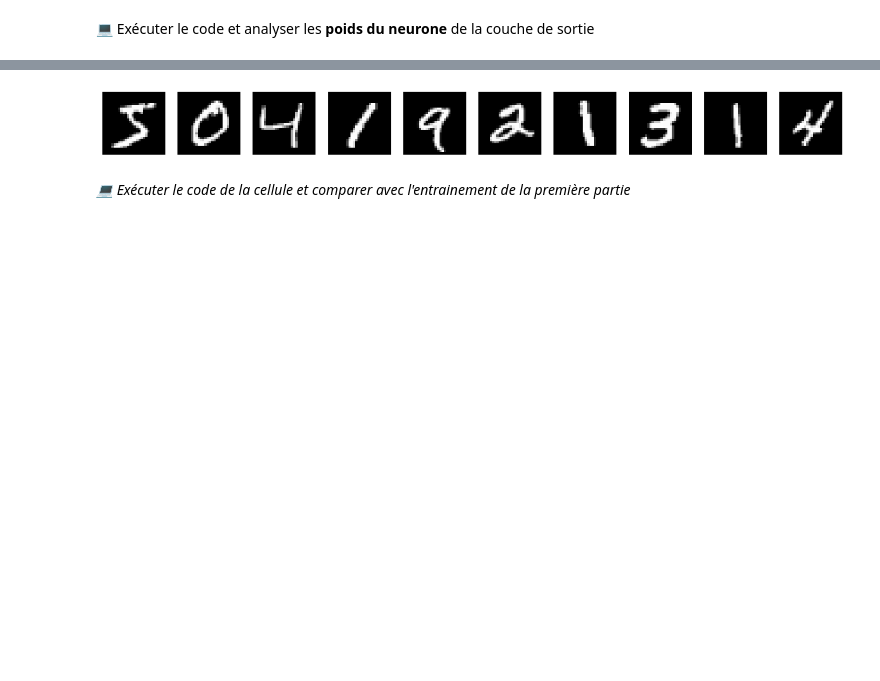
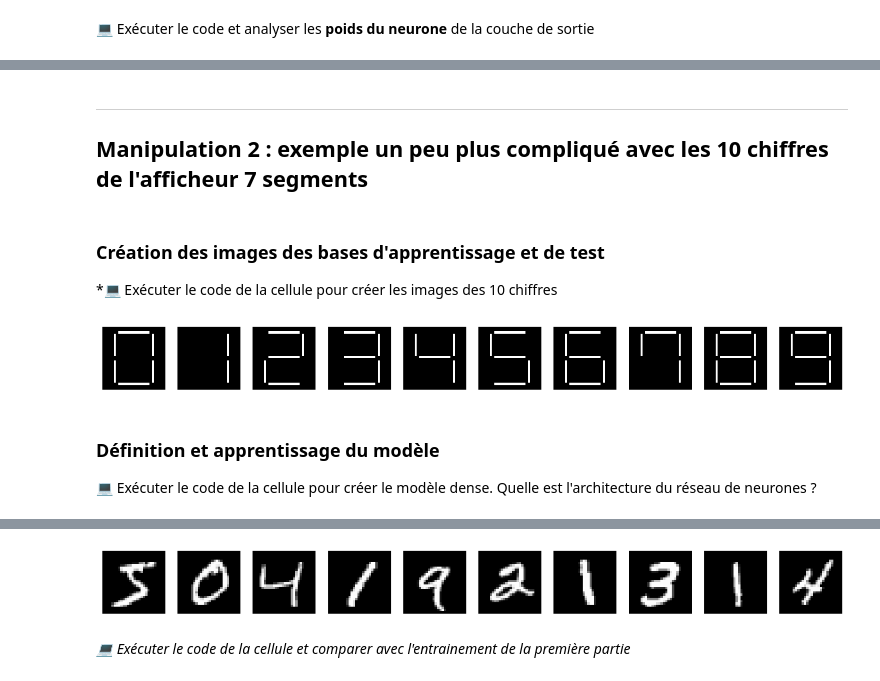
Before and after one commit to Pierre-Loic/phelma-sicom-3PMPOLS6-td, a Jupyter notebook: content/TD_2_1.ipynb, the cells around one changed output, grey strips where cells are left out. Drawn from its saved outputs; the diff is of its cells as text; code cells hidden in the pictures; blank space fills up the shorter version.

```diff
--- a/content/TD_2_1.ipynb
+++ b/content/TD_2_1.ipynb
@@ -224,0 +279,25 @@ fig.show()
+# %% [markdown]
+___
+
+## Manipulation 2 : exemple un peu plus compliqué avec les 10 chiffres de l'afficheur 7 segments
+# %% [markdown]
+### Création des images des bases d'apprentissage et de test
+*💻 Exécuter le code de la cellule pour créer les images des 10 chiffres
+# %%
+num_classes = 10
+
+(x_train_10classes, y_train_10classes, x_test_10classes, y_test_10classes) = create_dataset(sigma=.1, all_nb=True)
+
+y_train_10classes = keras.utils.to_categorical(y_train_10classes, num_classes)
+y_test_10classes = keras.utils.to_categorical(y_test_10classes, num_classes)
+
+fig, axs = plt.subplots(1, 10, figsize=(15, 15))
+for i in range(10):
+    axs[i].imshow(x_train_10classes[i], cmap='gray')
+    axs[i].axis('off')
+plt.show()
+# %% [output]
+[figure, added]
+# %% [markdown]
+### Définition et apprentissage du modèle
+💻 Exécuter le code de la cellule pour créer le modèle dense. Quelle est l'architecture du réseau de neurones ?
```
Also changed, not shown: parts of 18 cells of this notebook, 2 other files.
